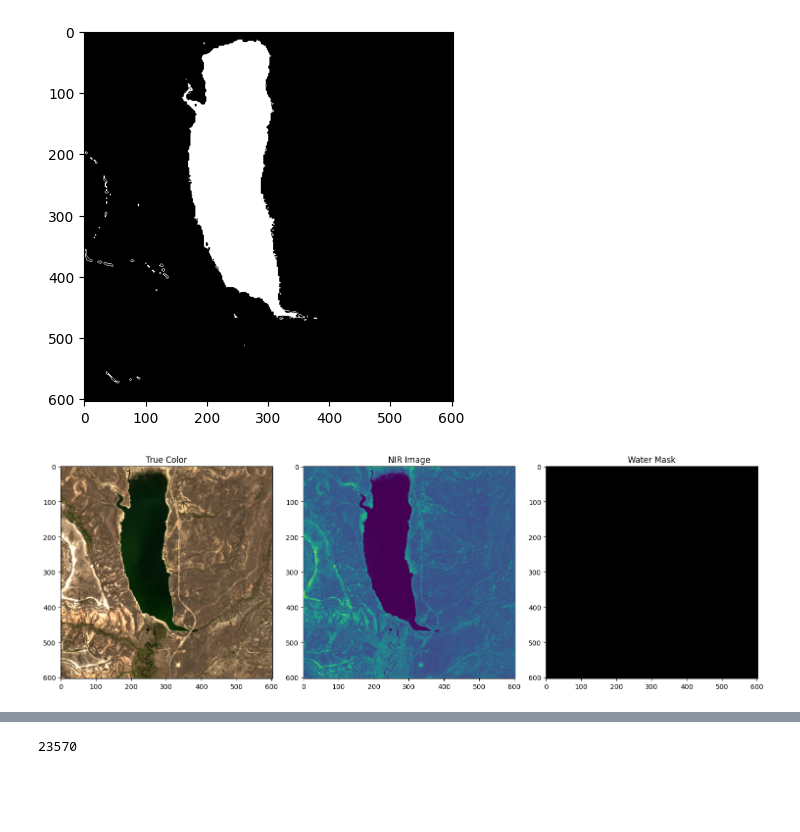
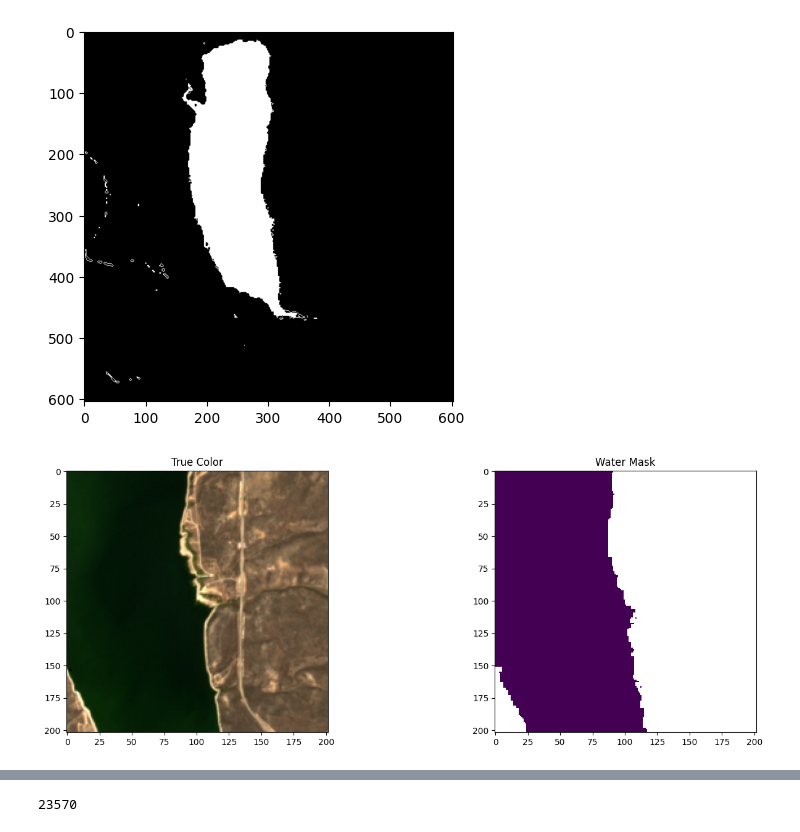
Before and after one commit to Misael1998/iebs-mdsbd-global-project, a Jupyter notebook: notebooks/Sentinel_exploration.ipynb, the cells around one changed output, grey strips where cells are left out. Cells and saved outputs as stored; diff of their text form; code cells hidden in the pictures; blank space fills up the shorter version.

Commit message:
Explorando la generacion de Features para Sentinel

```diff
--- a/notebooks/Sentinel_exploration.ipynb
+++ b/notebooks/Sentinel_exploration.ipynb
@@ -310,42 +305,38 @@ def get_images(row):
     )
     item = best_item.item_obj
 
-    bbox = get_bounding_box(row.latitude, row.longitude, meter_buffer=3000)
+    bbox = get_bounding_box(row.latitude, row.longitude, meter_buffer=1000)
     true_color = crop_sentinel_image(item, bbox, "visual")
     scl = crop_sentinel_image(item, bbox, "SCL")[0]
-    nir = crop_sentinel_image(item, bbox, "B08")
 
     # transpose
-    nir = np.transpose(nir, axes=[1, 2, 0])
     visual = np.transpose(true_color, axes=[1, 2, 0])
     water_mask = np.stack([cv2.resize(scl, (visual.shape[1], visual.shape[0]))] * 3, -1) == 6
-    water_mask = np.where(water_mask, 1, nan)
+    water_mask = np.where(water_mask, 1, np.nan)
+    water_mask = np.mean(water_mask, axis=2, keepdims=True)
+    #water_mask = np.any(water_mask, axis=2, keepdims=True).astype(int)
 
     # Return images
-    return visual, nir, water_mask
+    return visual, water_mask
 # %%
 %%time
 
-test_visual, test_nir, test_water_mask = get_images(example_row)
+test_visual, test_water_mask = get_images(example_row)
 
 # Crear subplots con una fila y tres columnas
-fig, axs = plt.subplots(1, 3, figsize=(15, 5))
+fig, axs = plt.subplots(1, 2, figsize=(15, 5))
 
 # Mostrar la primera imagen en el primer subplot
 axs[0].imshow(test_visual)
 axs[0].set_title('True Color')
 
-# Mostrar la segunda imagen en el segundo subplot
-axs[1].imshow(test_nir)
-axs[1].set_title('NIR Image')
-
-# Mostrar la tercera imagen en el tercer subplot
-axs[2].imshow(test_water_mask)
-axs[2].set_title('Water Mask')
+# Mostrar la segunda imagen en el tercer subplot
+axs[1].imshow(test_water_mask)
+axs[1].set_title('Water Mask')
 
 # Ajustar diseño
 plt.tight_layout()
 # Mostrar los subplots
 plt.show()
 # %% [output]
-[figure, old version]
+[figure, new version]
```
Also changed, not shown: parts of 27 cells of this notebook, 1 other file.
